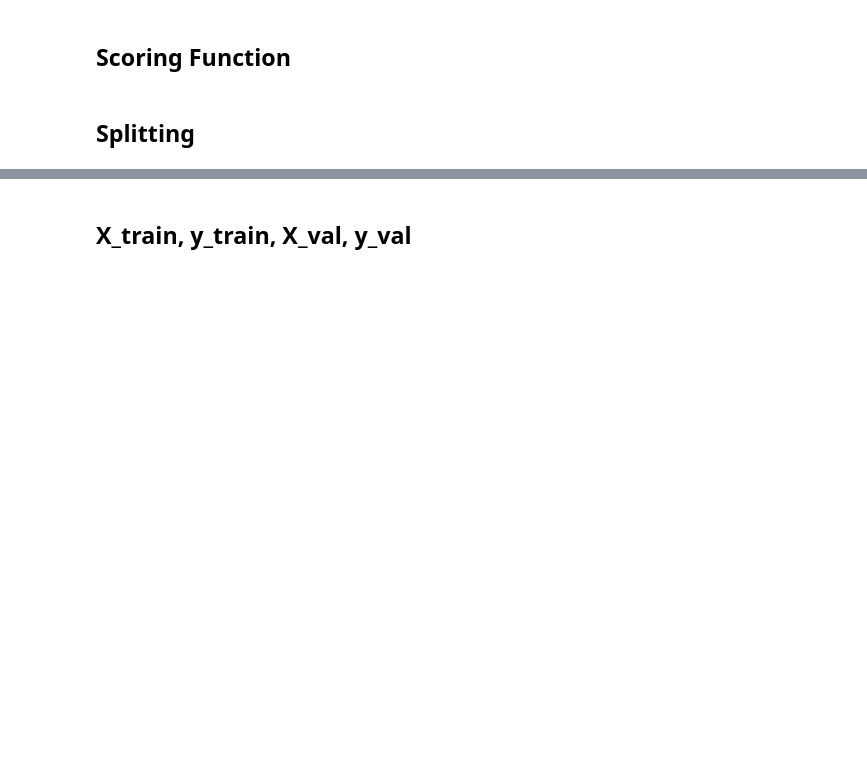
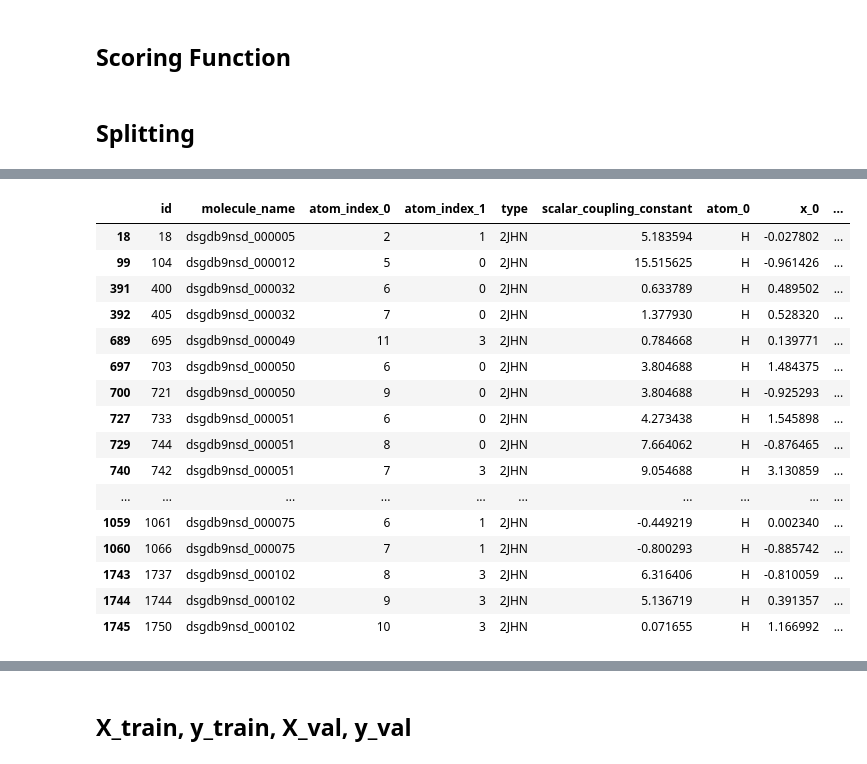
Before and after one commit to Atum19/PredictingMolecularProperties, a Jupyter notebook: add_dipole_and_pot_en.ipynb, the cells around one changed output, grey strips where cells are left out. Cells and saved outputs as stored; diff of their text form; code cells hidden in the pictures; blank space fills up the shorter version.

```diff
--- a/add_dipole_and_pot_en.ipynb
+++ b/add_dipole_and_pot_en.ipynb
@@ -534,6 +571,26 @@ val_2JHN_molecules = np.delete(val_2JHN['molecule_name'].unique(), 0)
 
 train_2JHN = train_2JHN[train_2JHN['molecule_name'].isin(train_2JHN_molecules)]
 val_2JHN = val_2JHN[val_2JHN['molecule_name'].isin(val_2JHN_molecules)]
+# %%
+train_2JHN.head(20)
+# %% [output]
+|  | id | molecule_name | atom_index_0 | atom_index_1 | type | scalar_coupling_constant | atom_0 | x_0 | ... |
+| 18 | 18 | dsgdb9nsd_000005 | 2 | 1 | 2JHN | 5.183594 | H | -0.027802 | ... |
+| 99 | 104 | dsgdb9nsd_000012 | 5 | 0 | 2JHN | 15.515625 | H | -0.961426 | ... |
+| 391 | 400 | dsgdb9nsd_000032 | 6 | 0 | 2JHN | 0.633789 | H | 0.489502 | ... |
+| 392 | 405 | dsgdb9nsd_000032 | 7 | 0 | 2JHN | 1.377930 | H | 0.528320 | ... |
+| 689 | 695 | dsgdb9nsd_000049 | 11 | 3 | 2JHN | 0.784668 | H | 0.139771 | ... |
+| 697 | 703 | dsgdb9nsd_000050 | 6 | 0 | 2JHN | 3.804688 | H | 1.484375 | ... |
+| 700 | 721 | dsgdb9nsd_000050 | 9 | 0 | 2JHN | 3.804688 | H | -0.925293 | ... |
+| 727 | 733 | dsgdb9nsd_000051 | 6 | 0 | 2JHN | 4.273438 | H | 1.545898 | ... |
+| 729 | 744 | dsgdb9nsd_000051 | 8 | 0 | 2JHN | 7.664062 | H | -0.876465 | ... |
+| 740 | 742 | dsgdb9nsd_000051 | 7 | 3 | 2JHN | 9.054688 | H | 3.130859 | ... |
+| ... | ... | ... | ... | ... | ... | ... | ... | ... | ... |
+| 1059 | 1061 | dsgdb9nsd_000075 | 6 | 1 | 2JHN | -0.449219 | H | 0.002340 | ... |
+| 1060 | 1066 | dsgdb9nsd_000075 | 7 | 1 | 2JHN | -0.800293 | H | -0.885742 | ... |
+| 1743 | 1737 | dsgdb9nsd_000102 | 8 | 3 | 2JHN | 6.316406 | H | -0.810059 | ... |
+| 1744 | 1744 | dsgdb9nsd_000102 | 9 | 3 | 2JHN | 5.136719 | H | 0.391357 | ... |
+| 1745 | 1750 | dsgdb9nsd_000102 | 10 | 3 | 2JHN | 0.071655 | H | 1.166992 | ... |
 # %%
 train_2JHC, val_2JHC = train_test_split(trainval_2JHC, shuffle=False, random_state=47)
 
```
Also changed, not shown: parts of 25 cells of this notebook.
